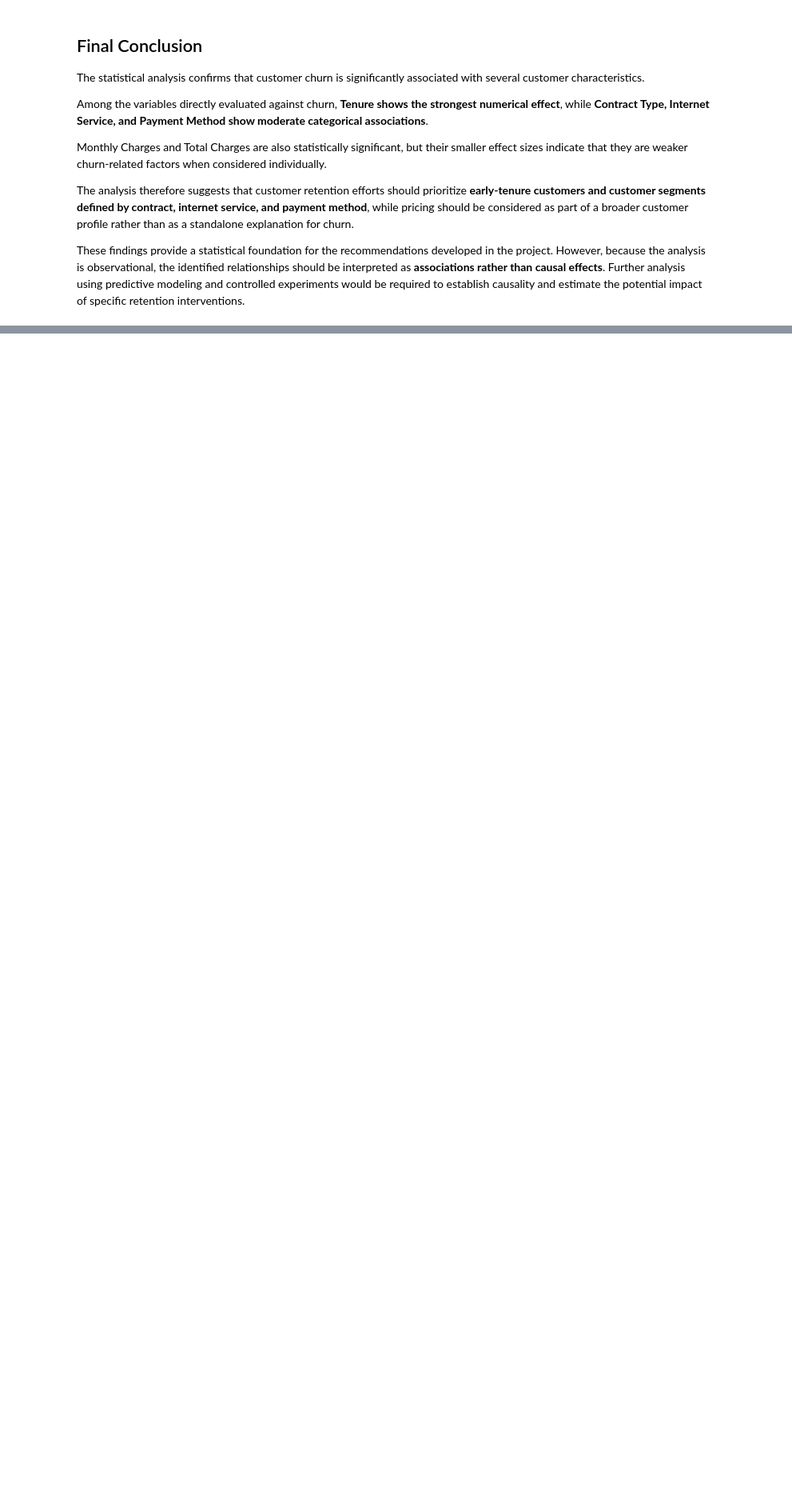
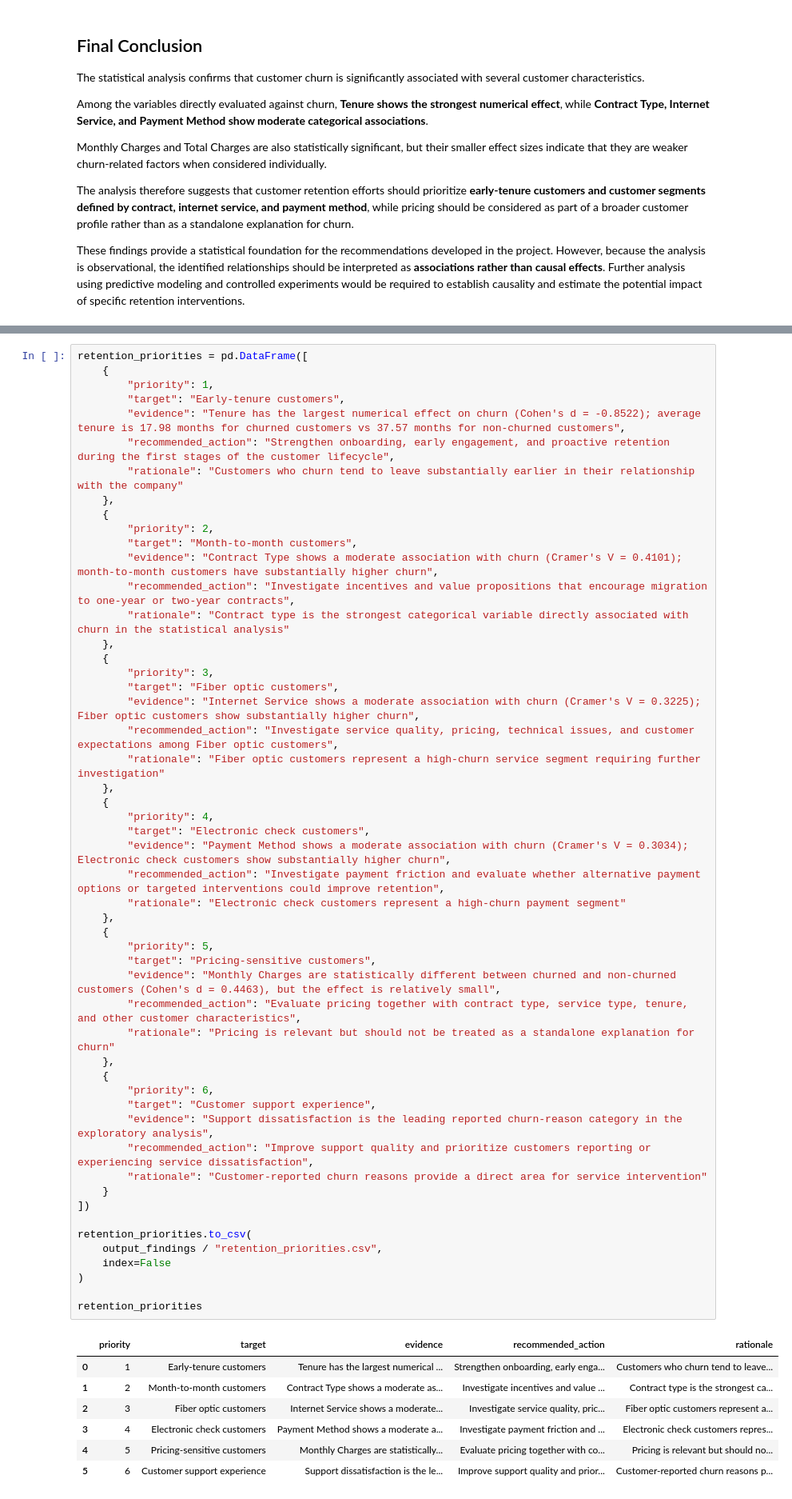
Before and after one commit to ashwathimd/customer-churn-analysis, a Jupyter notebook: notebooks/04_statistical_analysis.ipynb, the cells around one changed output, grey strips where cells are left out. Shown at 80% size. Cells and saved outputs as stored; diff of their text form; blank space fills up the shorter version.

```diff
--- a/notebooks/04_statistical_analysis.ipynb
+++ b/notebooks/04_statistical_analysis.ipynb
@@ -1337,0 +1642,60 @@ These findings provide a statistical foundation for the recommendations develope
+# %%
+retention_priorities = pd.DataFrame([
+    {
+        "priority": 1,
+        "target": "Early-tenure customers",
+        "evidence": "Tenure has the largest numerical effect on churn (Cohen's d = -0.8522); average tenure is 17.98 months for churned customers vs 37.57 months for non-churned customers",
+        "recommended_action": "Strengthen onboarding, early engagement, and proactive retention during the first stages of the customer lifecycle",
+        "rationale": "Customers who churn tend to leave substantially earlier in their relationship with the company"
+    },
+    {
+        "priority": 2,
+        "target": "Month-to-month customers",
+        "evidence": "Contract Type shows a moderate association with churn (Cramer's V = 0.4101); month-to-month customers have substantially higher churn",
+        "recommended_action": "Investigate incentives and value propositions that encourage migration to one-year or two-year contracts",
+        "rationale": "Contract type is the strongest categorical variable directly associated with churn in the statistical analysis"
+    },
+    {
+        "priority": 3,
+        "target": "Fiber optic customers",
+        "evidence": "Internet Service shows a moderate association with churn (Cramer's V = 0.3225); Fiber optic customers show substantially higher churn",
+        "recommended_action": "Investigate service quality, pricing, technical issues, and customer expectations among Fiber optic customers",
+        "rationale": "Fiber optic customers represent a high-churn service segment requiring further investigation"
+    },
+    {
+        "priority": 4,
+        "target": "Electronic check customers",
+        "evidence": "Payment Method shows a moderate association with churn (Cramer's V = 0.3034); Electronic check customers show substantially higher churn",
+        "recommended_action": "Investigate payment friction and evaluate whether alternative payment options or targeted interventions could improve retention",
+        "rationale": "Electronic check customers represent a high-churn payment segment"
+    },
+    {
+        "priority": 5,
+        "target": "Pricing-sensitive customers",
+        "evidence": "Monthly Charges are statistically different between churned and non-churned customers (Cohen's d = 0.4463), but the effect is relatively small",
+        "recommended_action": "Evaluate pricing together with contract type, service type, tenure, and other customer characteristics",
+        "rationale": "Pricing is relevant but should not be treated as a standalone explanation for churn"
+    },
+    {
+        "priority": 6,
+        "target": "Customer support experience",
+        "evidence": "Support dissatisfaction is the leading reported churn-reason category in the exploratory analysis",
+        "recommended_action": "Improve support quality and prioritize customers reporting or experiencing service dissatisfaction",
+        "rationale": "Customer-reported churn reasons provide a direct area for service intervention"
+    }
+])
+
+retention_priorities.to_csv(
+    output_findings / "retention_priorities.csv",
+    index=False
+)
+
+retention_priorities
+# %% [output]
+|  | priority | target | evidence | recommended_action | rationale |
+| 0 | 1 | Early-tenure customers | Tenure has the largest numerical ... | Strengthen onboarding, early enga... | Customers who churn tend to leave... |
+| 1 | 2 | Month-to-month customers | Contract Type shows a moderate as... | Investigate incentives and value ... | Contract type is the strongest ca... |
+| 2 | 3 | Fiber optic customers | Internet Service shows a moderate... | Investigate service quality, pric... | Fiber optic customers represent a... |
+| 3 | 4 | Electronic check customers | Payment Method shows a moderate a... | Investigate payment friction and ... | Electronic check customers repres... |
+| 4 | 5 | Pricing-sensitive customers | Monthly Charges are statistically... | Evaluate pricing together with co... | Pricing is relevant but should no... |
+| 5 | 6 | Customer support experience | Support dissatisfaction is the le... | Improve support quality and prior... | Customer-reported churn reasons p... |
```
Also changed, not shown: parts of 7 cells of this notebook, 26 other files.
